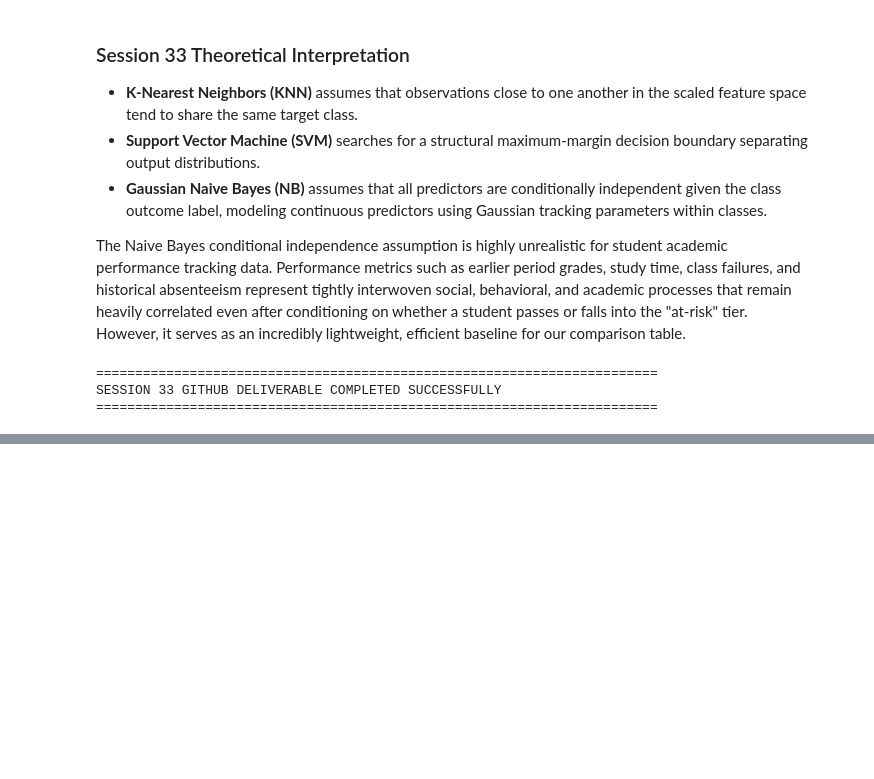
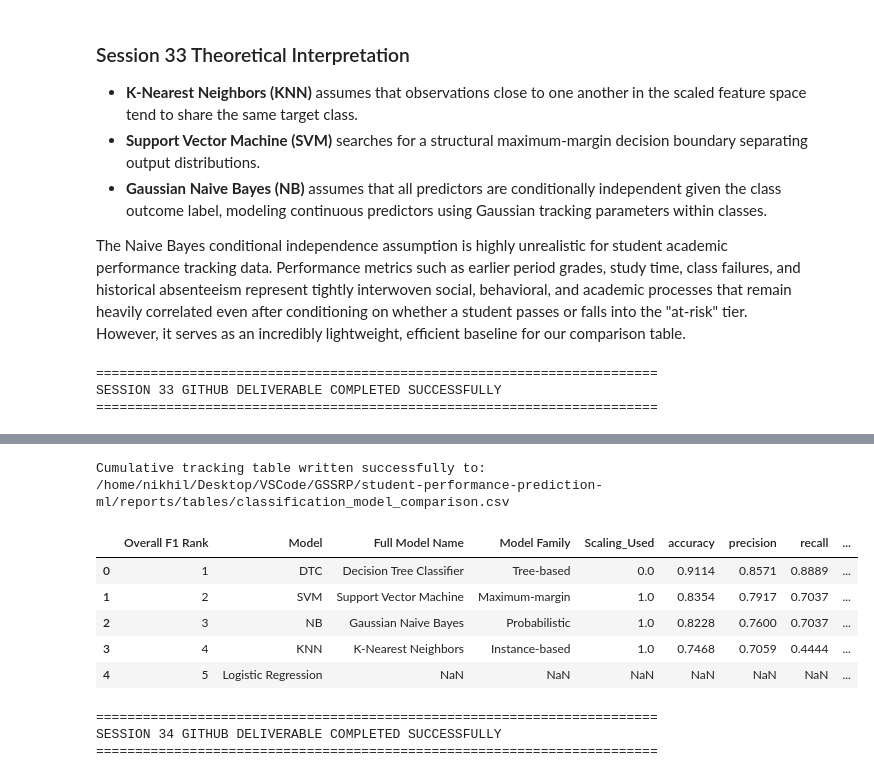
Before and after one commit to NDracorex/student-performance-ml, a Jupyter notebook: notebooks/07_classification_models.ipynb, the cells around one changed output, grey strips where cells are left out. Cells and saved outputs as stored; diff of their text form; code cells hidden in the pictures; blank space fills up the shorter version.

Commit message:
Add Session 34 Decision Tree classifier

```diff
--- a/notebooks/07_classification_models.ipynb
+++ b/notebooks/07_classification_models.ipynb
@@ -363,0 +447,70 @@ SESSION 33 GITHUB DELIVERABLE COMPLETED SUCCESSFULLY
+# %%
+# Establish local path destinations
+PROJECT_ROOT = Path.cwd().resolve()
+for parent in [PROJECT_ROOT, *PROJECT_ROOT.parents]:
+    if (parent / ".git").exists():
+        PROJECT_ROOT = parent
+        break
+
+cumulative_path = PROJECT_ROOT / "reports" / "tables" / "classification_model_comparison.csv"
+
+# Shape the output metadata row to match your table's layout schema
+dtc_row = pd.DataFrame([{
+    "Model": "DTC",
+    "Full Model Name": "Decision Tree Classifier",
+    "Model Family": "Tree-based",
+    "Scaling_Used": False,
+    "accuracy": dtc_metrics["accuracy"],
+    "precision": dtc_metrics["precision"],
+    "recall": dtc_metrics["recall"],
+    "f1": dtc_metrics["f1"],
+    "roc_auc": dtc_metrics["roc_auc"],
+    "at_risk_precision": dtc_metrics["at_risk_precision"],
+    "at_risk_recall": dtc_metrics["at_risk_recall"],
+    "at_risk_f1": dtc_metrics["at_risk_f1"]
+}])
+
+if cumulative_path.exists():
+    classification_table = pd.read_csv(cumulative_path)
+
+    # Prune previous historical DTC records to keep executions clean
+    if "Model" in classification_table.columns:
+        classification_table = classification_table[classification_table["Model"] != "DTC"].copy()
+
+    classification_table = pd.concat([classification_table, dtc_row], ignore_index=True)
+else:
+    classification_table = dtc_row.copy()
+
+# Sort metrics globally by standard baseline F1
+classification_table = classification_table.sort_values(by="f1", ascending=False).reset_index(drop=True)
+
+if "Overall F1 Rank" in classification_table.columns:
+    classification_table = classification_table.drop(columns=["Overall F1 Rank"])
+classification_table.insert(0, "Overall F1 Rank", range(1, len(classification_table) + 1))
+
+# Write updated results to reports directory
+classification_table.to_csv(cumulative_path, index=False)
+print(f"Cumulative tracking table written successfully to: {cumulative_path}")
+display(classification_table.round(4))
+# %% [output]
+Cumulative tracking table written successfully to: /home/nikhil/Desktop/VSCode/GSSRP/student-performance-prediction-ml/reports/tables/classification_model_comparison.csv
+|  | Overall F1 Rank | Model | Full Model Name | Model Family | Scaling_Used | accuracy | precision | recall | ... |
+| 0 | 1 | DTC | Decision Tree Classifier | Tree-based | 0.0 | 0.9114 | 0.8571 | 0.8889 | ... |
+| 1 | 2 | SVM | Support Vector Machine | Maximum-margin | 1.0 | 0.8354 | 0.7917 | 0.7037 | ... |
+| 2 | 3 | NB | Gaussian Naive Bayes | Probabilistic | 1.0 | 0.8228 | 0.7600 | 0.7037 | ... |
+| 3 | 4 | KNN | K-Nearest Neighbors | Instance-based | 1.0 | 0.7468 | 0.7059 | 0.4444 | ... |
+| 4 | 5 | Logistic Regression | NaN | NaN | NaN | NaN | NaN | NaN | ... |
+# %%
+# Enforce completion bounds and hyperparameters verification check
+assert dtc.max_depth == 5, "Error: max_depth parameter configuration mismatch!"
+assert dtc.random_state == 42, "Error: random_state parameter configuration mismatch!"
+assert len(dtc_predictions) == len(ycte), "Error: Prediction output elements vector shape mismatch!"
+assert np.isfinite(metric_values).all(), "Error: Evaluator outputs contain invalid tracking entries!"
+
+print("=" * 72)
+print("SESSION 34 GITHUB DELIVERABLE COMPLETED SUCCESSFULLY")
+print("=" * 72)
+# %% [output]
+========================================================================
+SESSION 34 GITHUB DELIVERABLE COMPLETED SUCCESSFULLY
+========================================================================
```
Also changed, not shown: parts of 5 cells of this notebook, 1 other file.
